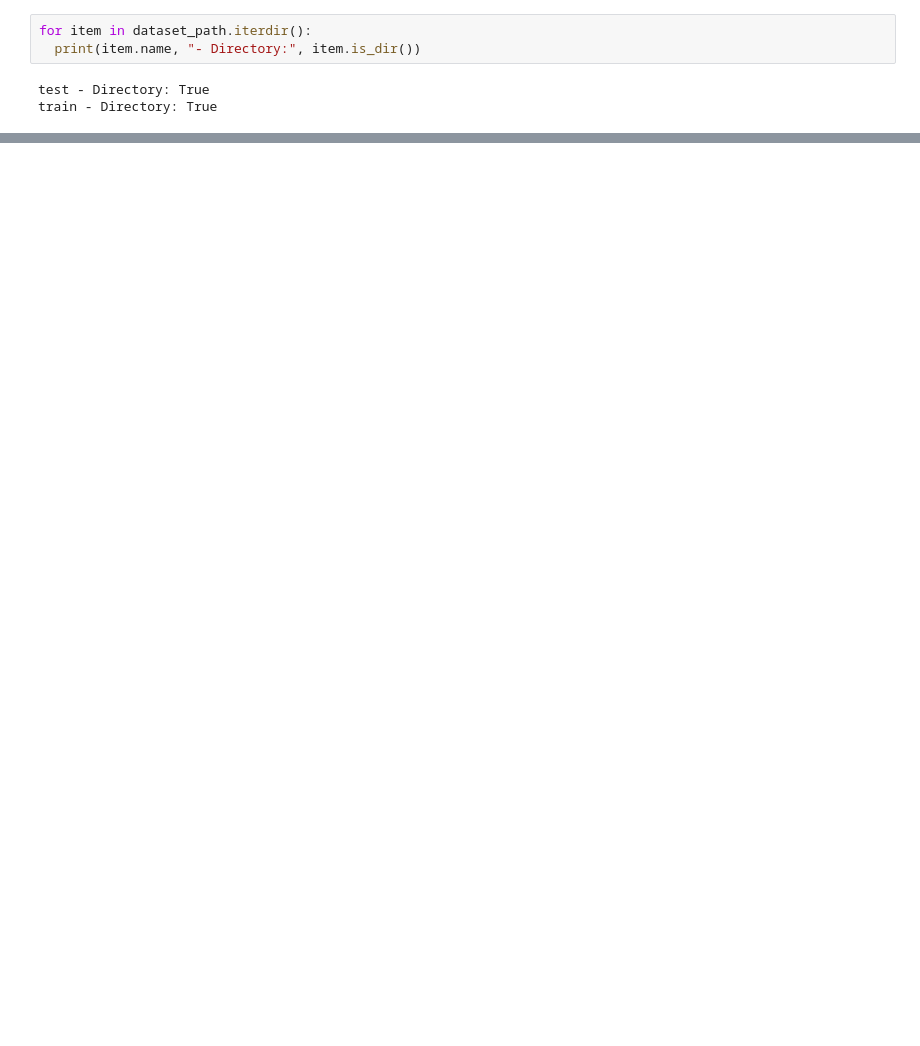
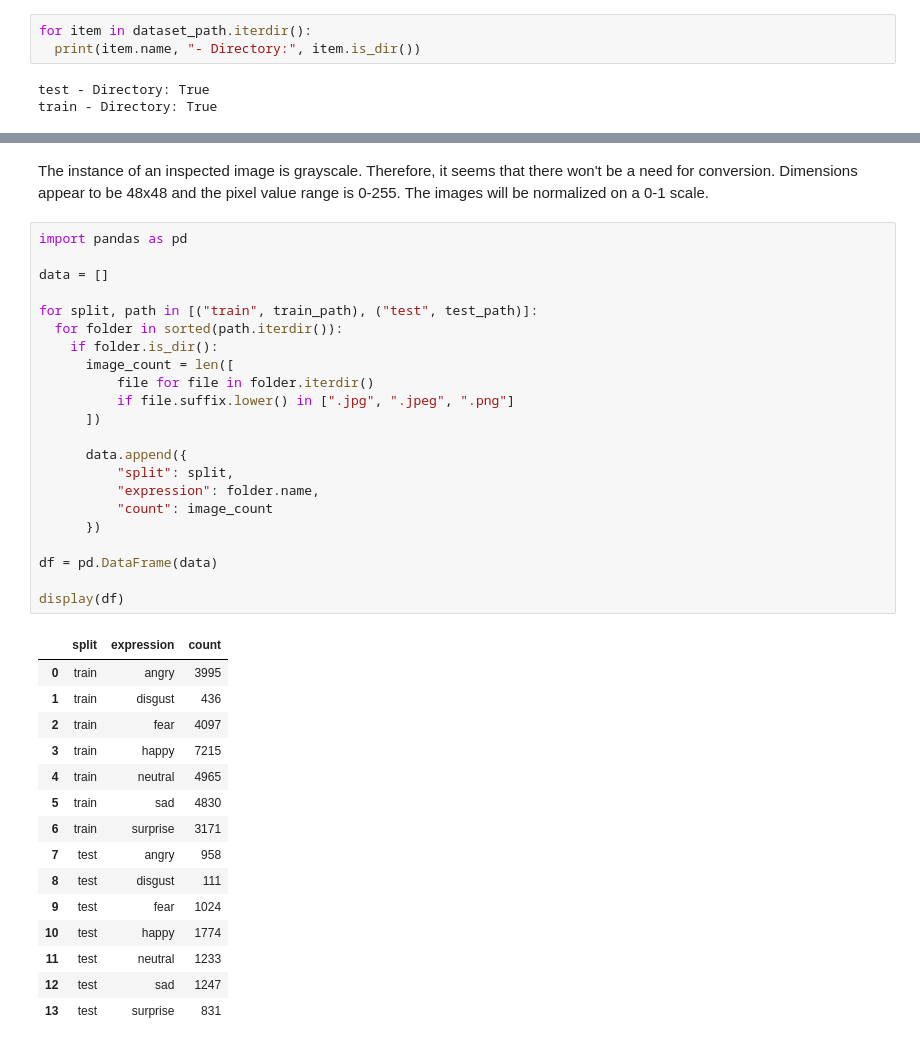
Before and after one commit to chtzortzi-alt/Tzortzi_Facial_Expressions, a Jupyter notebook: Tzortzi_Imaging_Dataset.ipynb, the cells around one changed output, grey strips where cells are left out. Cells and saved outputs as stored; diff of their text form; blank space fills up the shorter version.

```diff
--- a/Tzortzi_Imaging_Dataset.ipynb
+++ b/Tzortzi_Imaging_Dataset.ipynb
@@ -24,0 +95,40 @@ train - Directory: True
+# %% [markdown]
+The instance of an inspected image is grayscale. Therefore, it seems that there won't be a need for conversion. Dimensions appear to be 48x48 and the pixel value range is 0-255. The images will be normalized on a 0-1 scale.
+# %%
+import pandas as pd
+
+data = []
+
+for split, path in [("train", train_path), ("test", test_path)]:
+  for folder in sorted(path.iterdir()):
+    if folder.is_dir():
+      image_count = len([
+          file for file in folder.iterdir()
+          if file.suffix.lower() in [".jpg", ".jpeg", ".png"]
+      ])
+
+      data.append({
+          "split": split,
+          "expression": folder.name,
+          "count": image_count
+      })
+
+df = pd.DataFrame(data)
+
+display(df)
+# %% [output]
+|  | split | expression | count |
+| 0 | train | angry | 3995 |
+| 1 | train | disgust | 436 |
+| 2 | train | fear | 4097 |
+| 3 | train | happy | 7215 |
+| 4 | train | neutral | 4965 |
+| 5 | train | sad | 4830 |
+| 6 | train | surprise | 3171 |
+| 7 | test | angry | 958 |
+| 8 | test | disgust | 111 |
+| 9 | test | fear | 1024 |
+| 10 | test | happy | 1774 |
+| 11 | test | neutral | 1233 |
+| 12 | test | sad | 1247 |
+| 13 | test | surprise | 831 |
```
Also changed, not shown: parts of 19 cells of this notebook.
